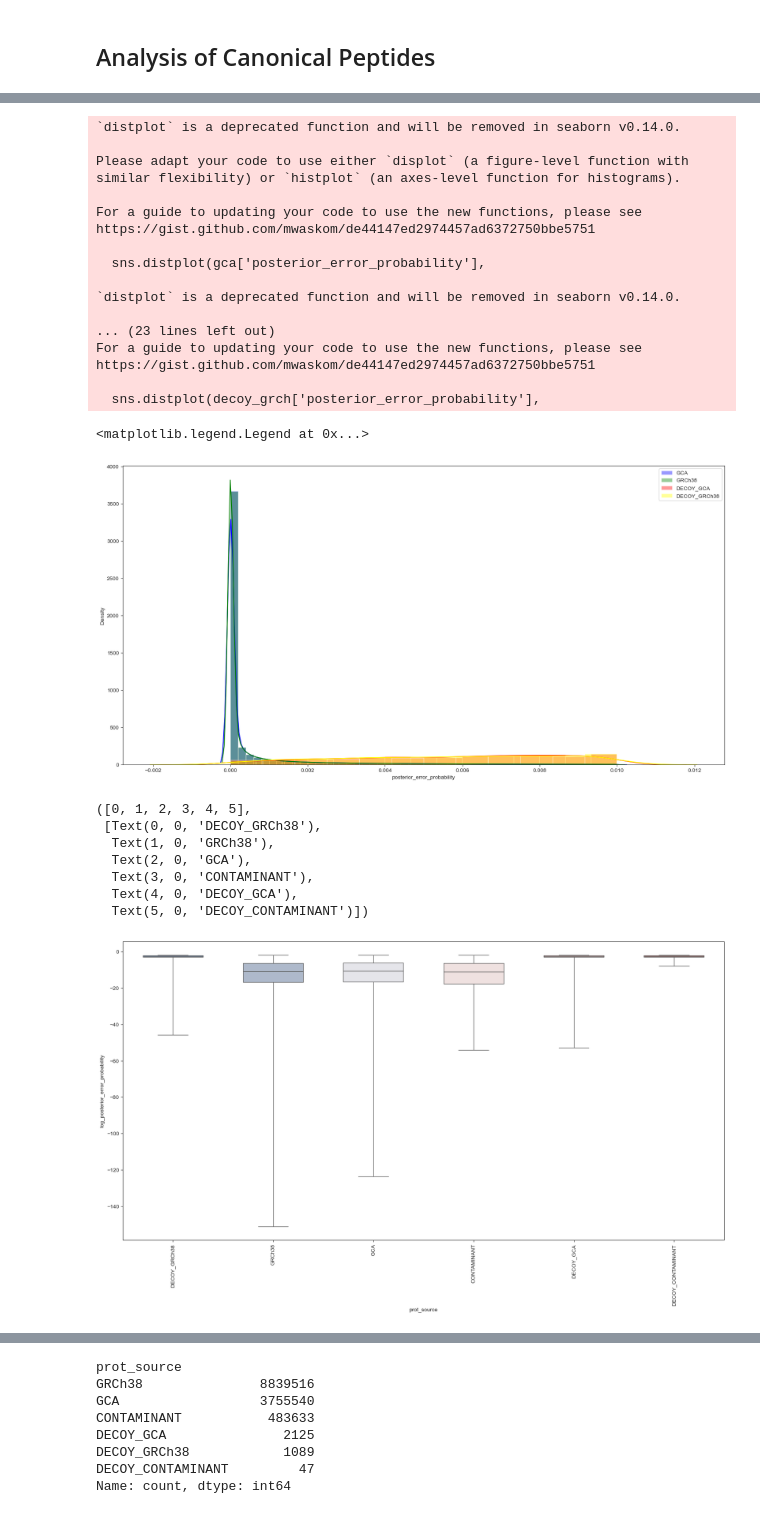
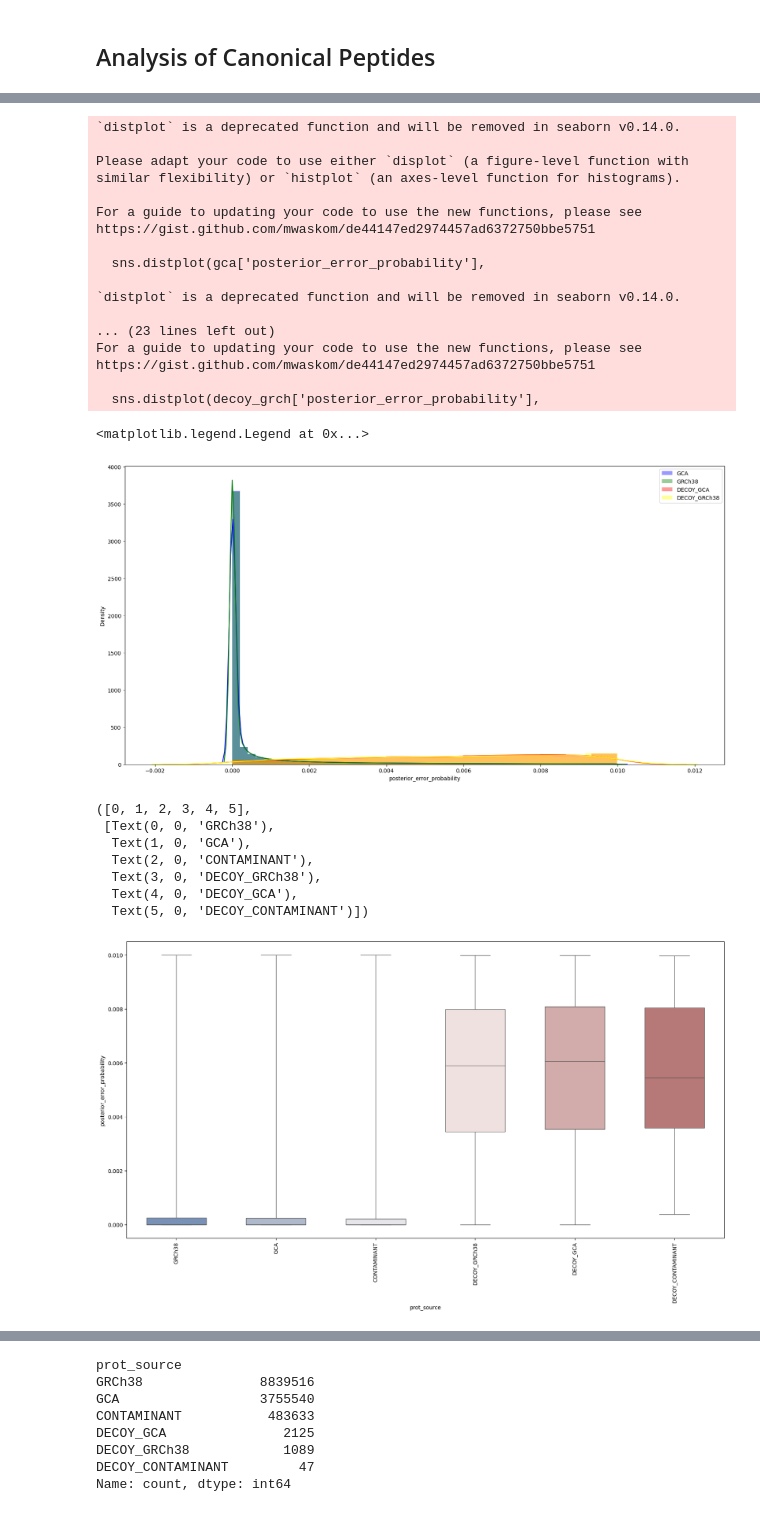
Before and after one commit to bigbio/pgt-pangenome, a Jupyter notebook: can_analysis.ipynb, the cells around one changed output, grey strips where cells are left out. Saved outputs shown, nothing was run; the diff lists cells and outputs as text; code cells hidden in the pictures.

```diff
--- a/can_analysis.ipynb
+++ b/can_analysis.ipynb
@@ -17,7 +19,7 @@ df = table.to_pandas()
 # %%
 #shorten accessions to save memory
 def get_source(accessions):
-    accessions = list(accessions)
+    accessions = accessions.split(',')
 
     for acc in accessions:
         if acc.startswith('DECOY_CONTAMINANT'):
@@ -49,0 +52,6 @@ len(df)
+# %%
+#Convert array values in the accession to list
+def join_vals(x):
+    return ','.join(x.astype(str).tolist())
+# %%
+df['protein_accessions'] = df['protein_accessions'].apply(join_vals)
@@ -102,4 +110,4 @@ https://gist.github.com/mwaskom/de44147ed2974457ad6372750bbe5751
 
   sns.distplot(decoy_grch['posterior_error_probability'],
 <matplotlib.legend.Legend at 0x...>
-[figure, old version]
+[figure, new version]
@@ -112,17 +114,17 @@ decoy_grch = df.loc[df.prot_source.str.startswith("DECOY_GRCh38")==True]
 # %%
 plt.figure(figsize=(20, 10))
 
 sns.boxplot(
-    df, x="prot_source", y="log_posterior_error_probability", hue="prot_source",
+    df2, x="prot_source", y="posterior_error_probability", hue="prot_source",
     whis=[0, 100], width=.6, palette="vlag"
 )
 plt.xticks(rotation=90)
 # %% [output]
 ([0, 1, 2, 3, 4, 5],
- [Text(0, 0, 'DECOY_GRCh38'),
-  Text(1, 0, 'GRCh38'),
-  Text(2, 0, 'GCA'),
-  Text(3, 0, 'CONTAMINANT'),
+ [Text(0, 0, 'GRCh38'),
+  Text(1, 0, 'GCA'),
+  Text(2, 0, 'CONTAMINANT'),
+  Text(3, 0, 'DECOY_GRCh38'),
   Text(4, 0, 'DECOY_GCA'),
   Text(5, 0, 'DECOY_CONTAMINANT')])
-[figure, old version]
+[figure, new version]
```
Also changed, not shown: parts of 17 cells of this notebook.
